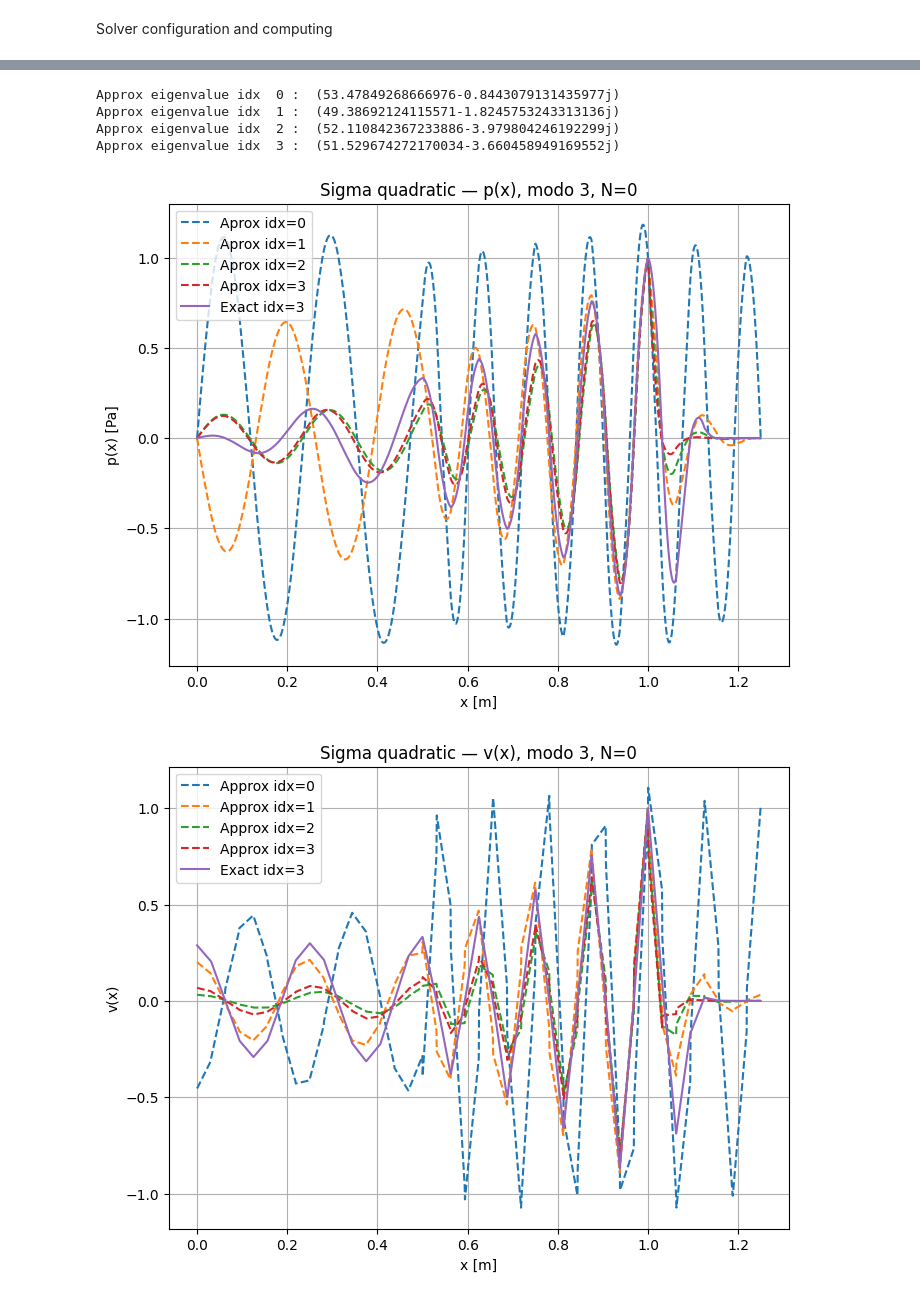
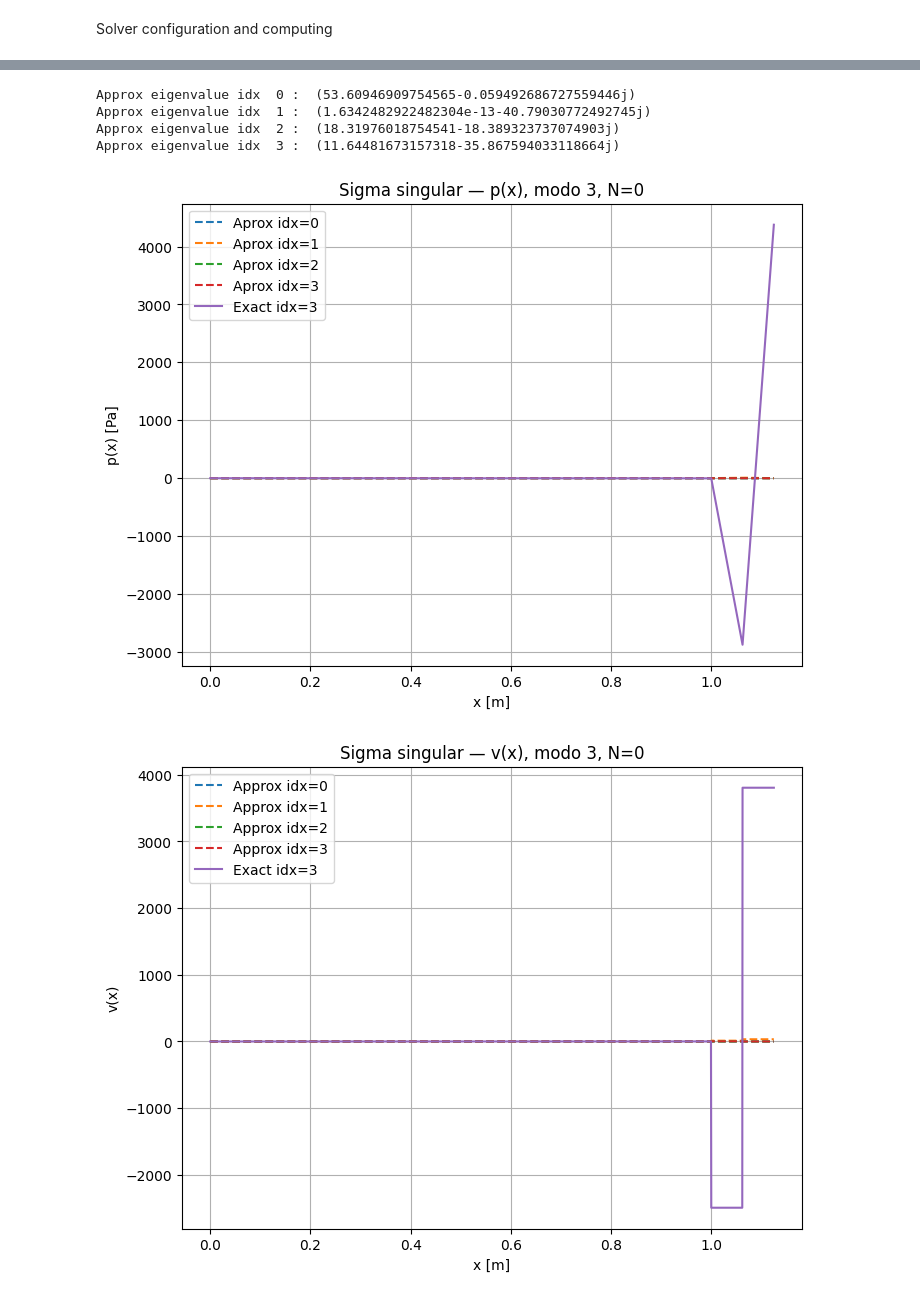
Before and after one commit to sararecondo/HPR-1D, a Jupyter notebook: rel_error_eign+eigv/two target/1D-Figure-06-c(singular).ipynb, the cells around one changed output, grey strips where cells are left out. Saved outputs shown, nothing was run; the diff lists cells and outputs as text; code cells hidden in the pictures.

Commit message:
Fixed: piecewise and quadratic cases were wrongly set with singular- associated  functions

```diff
--- a/rel_error_eign+eigv/two target/1D-Figure-06-c(singular).ipynb
+++ b/rel_error_eign+eigv/two target/1D-Figure-06-c(singular).ipynb
@@ -335,11 +335,11 @@ def get_closest_approx_eigenpair(exact_eigenvalue_idx, solver, Q, V, dof, sigma_
     # Vector temporal para extraer Eigenpairs
     vrA, vi = solver.getOperators()[0].getVecs()
 
-    x_hat_quadratic=lambda x, w: (x[0]+ (np.abs(x[0]) >= Lx)* np.sign(x[0])* 1j/ w* sigma_i* (np.abs(x[0]) - Lx) ** 3/ (3 * pml_thickness**2))
-    sigma_quadratic_py=lambda x: (np.abs(x[0]) >= Lx) * sigma_i * (np.abs(x[0]) - Lx) ** 2 / (pml_thickness ** 2)
-    gamma_x_quadratic = lambda x, w: 1.0 + (np.abs(x[0]) >= Lx) * 1j / w * sigma_i * (np.abs(x[0]) - Lx) ** 2 / (pml_thickness ** 2)
+    x_hat_singular=lambda x, w: (x[0]+ (np.abs(x[0]) > Lx) * np.sign(x[0])* (1j / w)*sigma_i* (-np.log(np.abs(x[0]) + Lx + pml_thickness)))
+    sigma_singular_py=lambda x: (np.abs(x[0]) >= Lx) * sigma_i / (Lx + pml_thickness - np.abs(x[0]))
+    gamma_x_singular = lambda x, w: 1.0 + (np.abs(x[0]) >= Lx) * 1j / w * sigma_i / (Lx + pml_thickness  - np.abs(x))
 
-    [exact_eigenvalue, p_exact, v_exact] =   get_exact_eigenpair(exact_eigenvalue_idx, Q, V, x_hat_quadratic, sigma_quadratic_py, gamma_x_quadratic)
+    [exact_eigenvalue, p_exact, v_exact] =   get_exact_eigenpair(exact_eigenvalue_idx, Q, V, x_hat_singular, sigma_singular_py, gamma_x_singular)
 
     bb = bb_tree(mesh, mesh.topology.dim)
     for k in range(nconv):
@@ -410,7 +410,7 @@ def get_closest_approx_eigenpair(exact_eigenvalue_idx, solver, Q, V, dof, sigma_
         ax.plot(xx, np.real(yy), label="Re(p)", linestyle="-")
         ax.set_xlabel("x [m]")
         ax.set_ylabel("p(x) [Pa]")
-        ax.set_title("Modo {} con sigma quadratic".format(0))
+        ax.set_title("Modo {} con sigma singular".format(0))
         ax.grid(True)
 
 
@@ -672,30 +674,9 @@ mesh = create_interval(
 )
 bb = bb_tree(mesh, mesh.topology.dim)
 
-x_hat_quadratic = lambda x, w: (
-    x[0]
-    + (np.abs(x[0]) >= Lx)
-    * np.sign(x[0])
-    * 1j / w
-    * sigma_i
-    * (np.abs(x[0]) - Lx) ** 3
-    / (3 * pml_thickness**2)
-)
-sigma_quadratic_py = lambda x: (
-    (np.abs(x[0]) >= Lx)
-    * sigma_i
-    * (np.abs(x[0]) - Lx) ** 2
-    / (pml_thickness**2)
-)
-gamma_x_quadratic = lambda x, w: (
-    1.0
-    + (np.abs(x[0]) >= Lx)
-    * 1j / w
-    * sigma_i
-    * (np.abs(x[0]) - Lx) ** 2
-    / (pml_thickness**2)
-)
-
+x_hat_singular=lambda x, w: (x[0]+ (np.abs(x[0]) > Lx) * np.sign(x[0])* (1j / w)*sigma_i* (-np.log(np.abs(x[0]) + Lx + pml_thickness)))
+sigma_singular_py=lambda x: (np.abs(x[0]) >= Lx) * sigma_i / (Lx + pml_thickness - np.abs(x[0]))
+gamma_x_singular = lambda x, w: 1.0 + (np.abs(x[0]) >= Lx) * 1j / w * sigma_i / (Lx + pml_thickness  - np.abs(x))
 xx = np.linspace(0, Lx + pml_thickness, 2000)
 
 # =======================
@@ -712,7 +693,7 @@ for idx in indices:
 
     _, p_exact, _ = get_exact_eigenpair(
         eig_number + 1, Q, V,
-        x_hat_quadratic, sigma_quadratic_py, gamma_x_quadratic
+        x_hat_singular, sigma_singular_py, gamma_x_singular
     )
 
     # normalización en x = Lx
@@ -729,7 +710,7 @@ plt.xlabel("x [m]")
 plt.ylabel("p(x) [Pa]")
 plt.grid(True)
 plt.legend()
-plt.title(f"Sigma quadratic — p(x), modo {eig_number}, N={N}")
+plt.title(f"Sigma singular — p(x), modo {eig_number}, N={N}")
 plt.show()
 
 # =======================
@@ -737,41 +718,41 @@ plt.show()
 # =======================
 plt.figure(figsize=(8, 6))
 
 for idx in indices:
     p_approx = approx_p[eig_number][N][idx]
     v_approx = approx_v[eig_number][N][idx]
 
     Q = p_approx.ufl_function_space()
     V = v_approx.ufl_function_space()
 
     _, _, v_exact = get_exact_eigenpair(
         eig_number + 1, Q, V,
-        x_hat_quadratic, sigma_quadratic_py, gamma_x_quadratic
+        x_hat_singular, sigma_singular_py, gamma_x_singular
     )
 
     # normalización en x = Lx
     v_approx.x.array[:] /= eval_point_fast(v_approx, bb, Lx, mesh)
     v_exact.x.array[:]  /= eval_point_fast(v_exact,  bb, Lx, mesh)
 
     yy_ap = [eval_point_fast(v_approx, bb, x, mesh) for x in xx]
     yy_ex = [eval_point_fast(v_exact,  bb, x, mesh) for x in xx]
 
     plt.plot(xx, np.real(yy_ap), "--", label=f"Approx idx={idx}")
 plt.plot(xx, np.real(yy_ex), "-",  label=f"Exact idx={idx}")
 
 plt.xlabel("x [m]")
 plt.ylabel("v(x)")
 plt.grid(True)
 plt.legend()
-plt.title(f"Sigma quadratic — v(x), modo {eig_number}, N={N}")
+plt.title(f"Sigma singular — v(x), modo {eig_number}, N={N}")
 plt.show()
 # %% [output]
-Approx eigenvalue idx  0 :  (53.47849268666976-0.8443079131435977j)
-Approx eigenvalue idx  1 :  (49.38692124115571-1.8245753243313136j)
-Approx eigenvalue idx  2 :  (52.110842367233886-3.979804246192299j)
-Approx eigenvalue idx  3 :  (51.529674272170034-3.660458949169552j)
+Approx eigenvalue idx  0 :  (53.60946909754565-0.059492686727559446j)
+Approx eigenvalue idx  1 :  (1.6342482922482304e-13-40.79030772492745j)
+Approx eigenvalue idx  2 :  (18.31976018754541-18.389323737074903j)
+Approx eigenvalue idx  3 :  (11.64481673157318-35.867594033118664j)
-[figure, old version]
+[figure, new version]
-[figure, old version]
+[figure, new version]
 # %%
 from scipy.io import savemat
 
```
Also changed, not shown: parts of 5 cells of this notebook, 3 other files.
